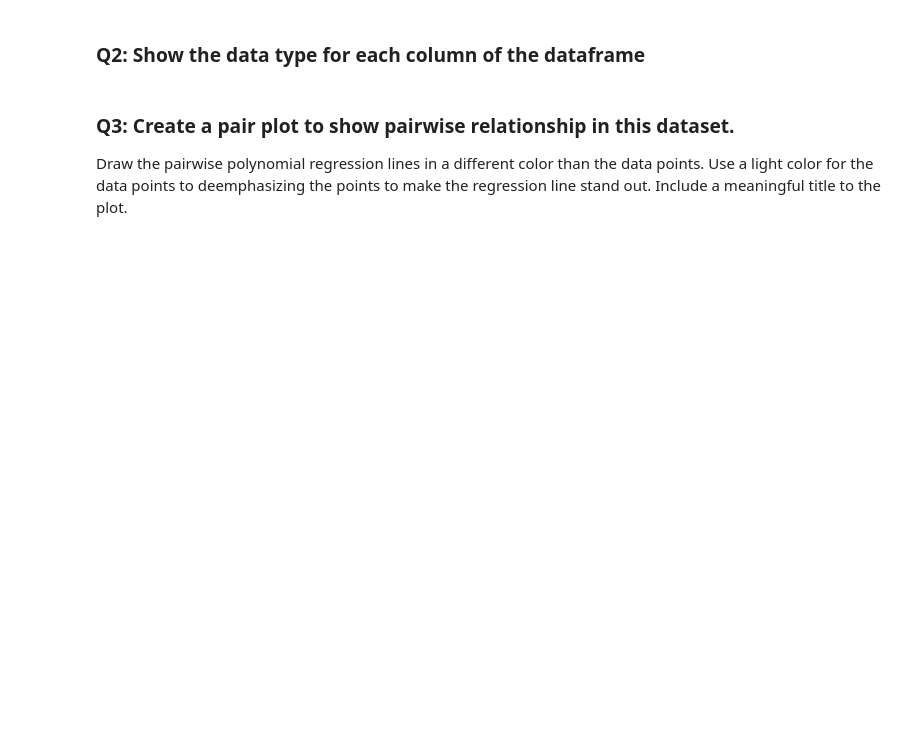
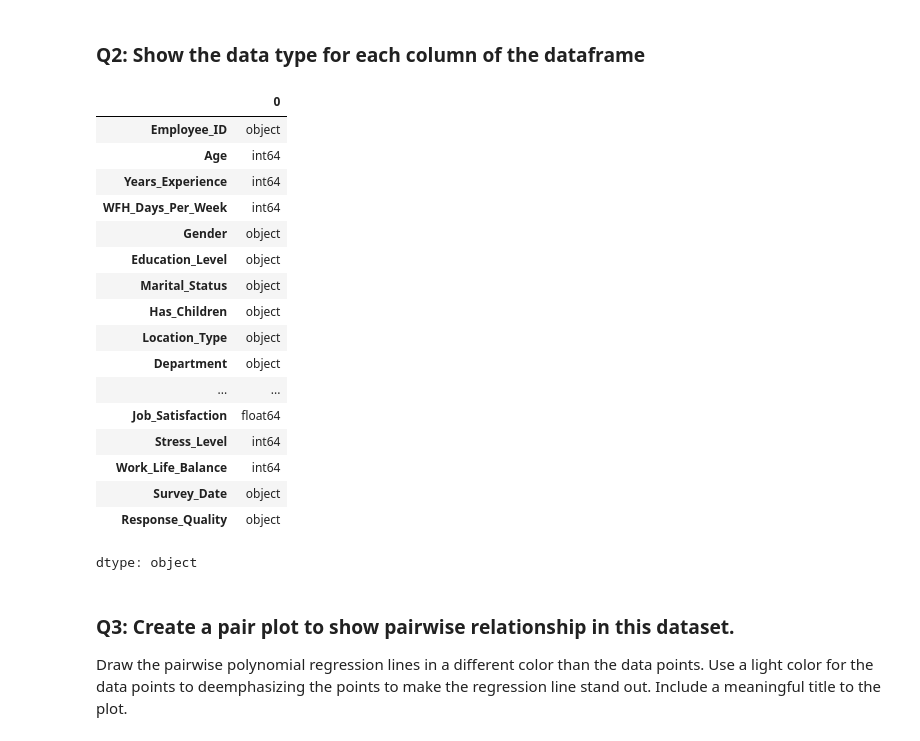
Before and after one commit to CS133-DataVisualization/term-project-couch-potatoes-group-5, a Jupyter notebook: CS133_F25_P1_relplot_scatter.ipynb, the cells around one changed output. Cells and saved outputs as stored; diff of their text form; code cells hidden in the pictures; blank space fills up the shorter version.

```diff
--- a/CS133_F25_P1_relplot_scatter.ipynb
+++ b/CS133_F25_P1_relplot_scatter.ipynb
@@ -23,3 +27,24 @@ df = pd.read_csv("hf://datasets/nprak26/remote-worker-productivity/remote_work_p
+# %%
+df.dtypes
+# %% [output]
+|  | 0 |
+| Employee_ID | object |
+| Age | int64 |
+| Years_Experience | int64 |
+| WFH_Days_Per_Week | int64 |
+| Gender | object |
+| Education_Level | object |
+| Marital_Status | object |
+| Has_Children | object |
+| Location_Type | object |
+| Department | object |
+| ... | ... |
+| Job_Satisfaction | float64 |
+| Stress_Level | int64 |
+| Work_Life_Balance | int64 |
+| Survey_Date | object |
+| Response_Quality | object |
+dtype: object
 # %% [markdown]
 ### Q3: Create a pair plot to show pairwise relationship in this dataset.
 Draw the pairwise polynomial regression lines in a different color than the data points. Use a light color for the data points to deemphasizing the points to make the regression line stand out. Include a meaningful title to the plot.
```
Also changed, not shown: parts of 5 cells of this notebook.
